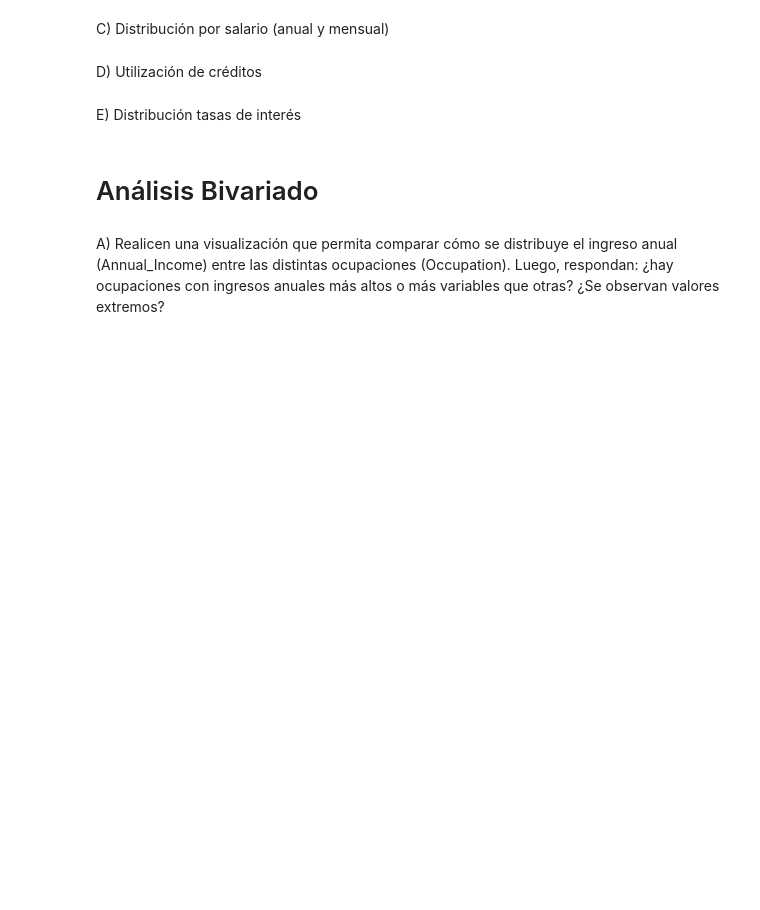
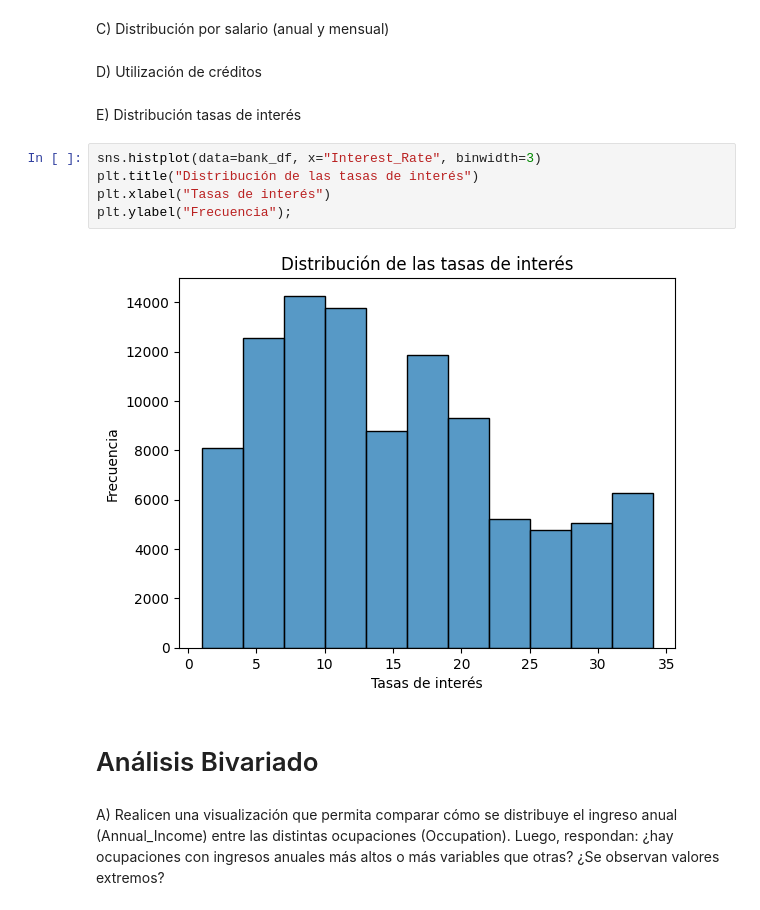
Before and after one commit to franovando/clase_04_06, a Jupyter notebook: Deteccion_de_Fraude.ipynb, the cells around one changed output. Saved outputs shown, nothing was run; the diff lists cells and outputs as text; blank space fills up the shorter version.

```diff
--- a/Deteccion_de_Fraude.ipynb
+++ b/Deteccion_de_Fraude.ipynb
@@ -146,6 +146,13 @@ C) Distribución por salario (anual y mensual)
 D) Utilización de créditos
 # %% [markdown]
 E) Distribución tasas de interés
+# %%
+sns.histplot(data=bank_df, x="Interest_Rate", binwidth=3)
+plt.title("Distribución de las tasas de interés")
+plt.xlabel("Tasas de interés")
+plt.ylabel("Frecuencia");
+# %% [output]
+[figure, added]
 # %% [markdown]
 # Análisis Bivariado
 # %% [markdown]
```
Also changed, not shown: parts of 2 cells of this notebook.
